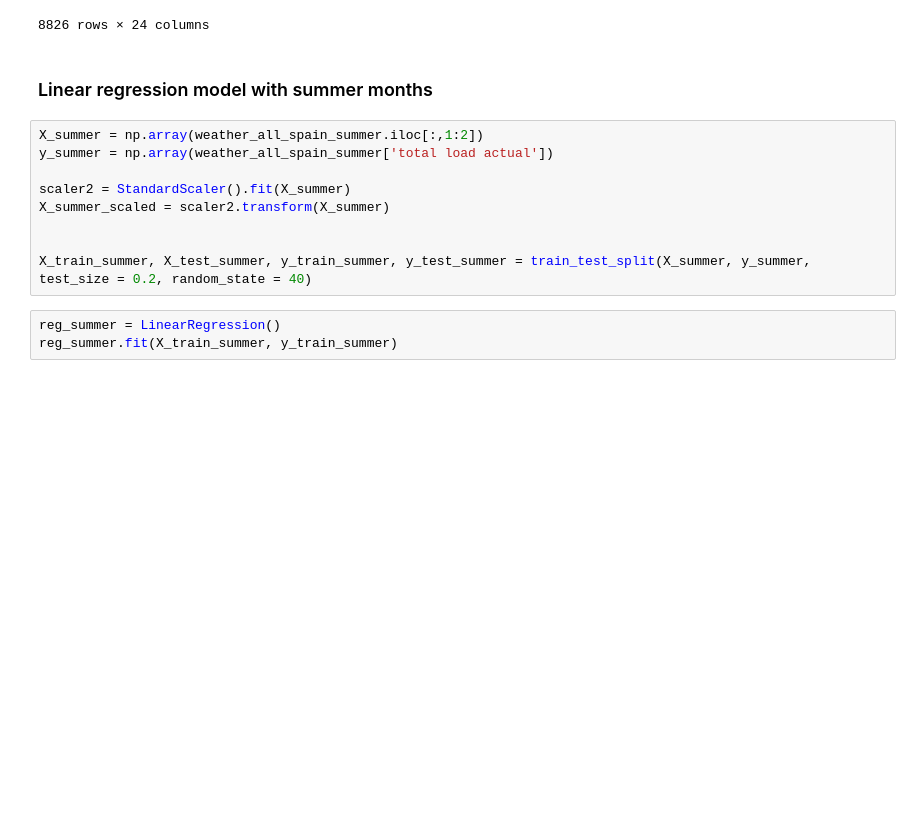
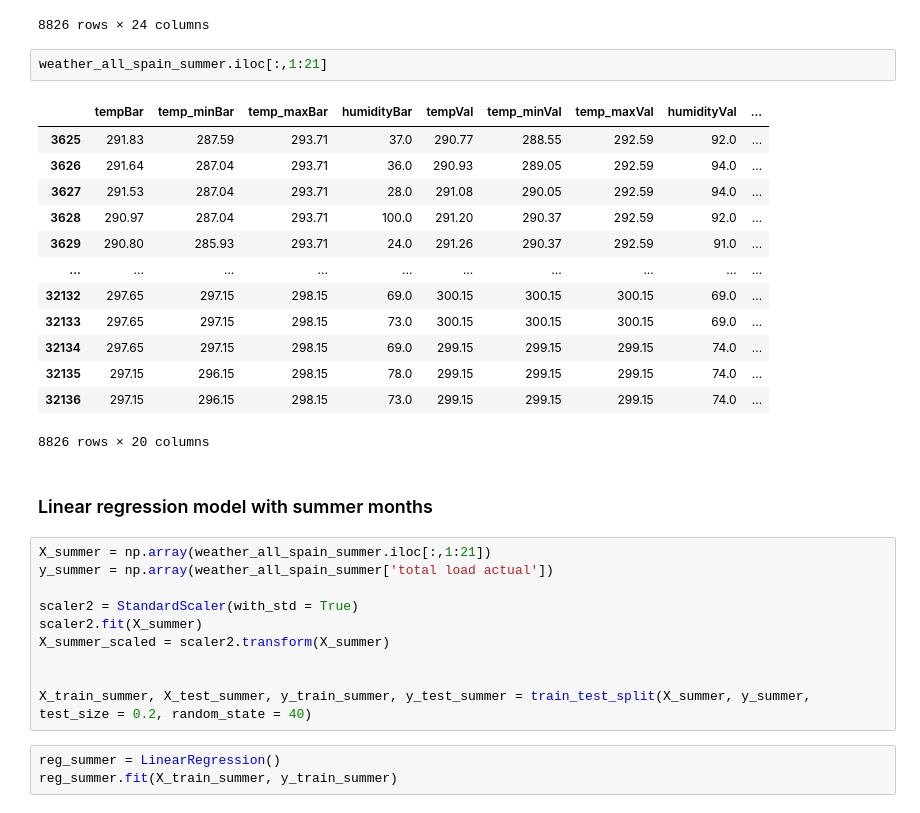
Before and after one commit to dbolis/Spain-Energy-Data-Analysis, a Jupyter notebook: EnergyNotebook.ipynb, the cells around one changed output. Drawn from its saved outputs; the diff is of its cells as text; blank space fills up the shorter version.

```diff
--- a/EnergyNotebook.ipynb
+++ b/EnergyNotebook.ipynb
@@ -854,13 +855,30 @@ weather_all_spain_summer
 | 32135 | 2018-08-31 22:00:00+00:00 | 297.15 | 296.15 | 298.15 | 78.0 | 299.15 | 299.15 | 299.15 | ... |
 | 32136 | 2018-08-31 23:00:00+00:00 | 297.15 | 296.15 | 298.15 | 73.0 | 299.15 | 299.15 | 299.15 | ... |
 8826 rows × 24 columns
+# %%
+weather_all_spain_summer.iloc[:,1:21]
+# %% [output]
+|  | tempBar | temp_minBar | temp_maxBar | humidityBar | tempVal | temp_minVal | temp_maxVal | humidityVal | ... |
+| 3625 | 291.83 | 287.59 | 293.71 | 37.0 | 290.77 | 288.55 | 292.59 | 92.0 | ... |
+| 3626 | 291.64 | 287.04 | 293.71 | 36.0 | 290.93 | 289.05 | 292.59 | 94.0 | ... |
+| 3627 | 291.53 | 287.04 | 293.71 | 28.0 | 291.08 | 290.05 | 292.59 | 94.0 | ... |
+| 3628 | 290.97 | 287.04 | 293.71 | 100.0 | 291.20 | 290.37 | 292.59 | 92.0 | ... |
+| 3629 | 290.80 | 285.93 | 293.71 | 24.0 | 291.26 | 290.37 | 292.59 | 91.0 | ... |
+| ... | ... | ... | ... | ... | ... | ... | ... | ... | ... |
+| 32132 | 297.65 | 297.15 | 298.15 | 69.0 | 300.15 | 300.15 | 300.15 | 69.0 | ... |
+| 32133 | 297.65 | 297.15 | 298.15 | 73.0 | 300.15 | 300.15 | 300.15 | 69.0 | ... |
+| 32134 | 297.65 | 297.15 | 298.15 | 69.0 | 299.15 | 299.15 | 299.15 | 74.0 | ... |
+| 32135 | 297.15 | 296.15 | 298.15 | 78.0 | 299.15 | 299.15 | 299.15 | 74.0 | ... |
+| 32136 | 297.15 | 296.15 | 298.15 | 73.0 | 299.15 | 299.15 | 299.15 | 74.0 | ... |
+8826 rows × 20 columns
 # %% [markdown]
 ### Linear regression model with summer months
 # %%
-X_summer = np.array(weather_all_spain_summer.iloc[:,1:2])
+X_summer = np.array(weather_all_spain_summer.iloc[:,1:21])
 y_summer = np.array(weather_all_spain_summer['total load actual'])
 
-scaler2 = StandardScaler().fit(X_summer)
+scaler2 = StandardScaler(with_std = True)
+scaler2.fit(X_summer)
 X_summer_scaled = scaler2.transform(X_summer)
 
 
```
Also changed, not shown: parts of 26 cells of this notebook.
